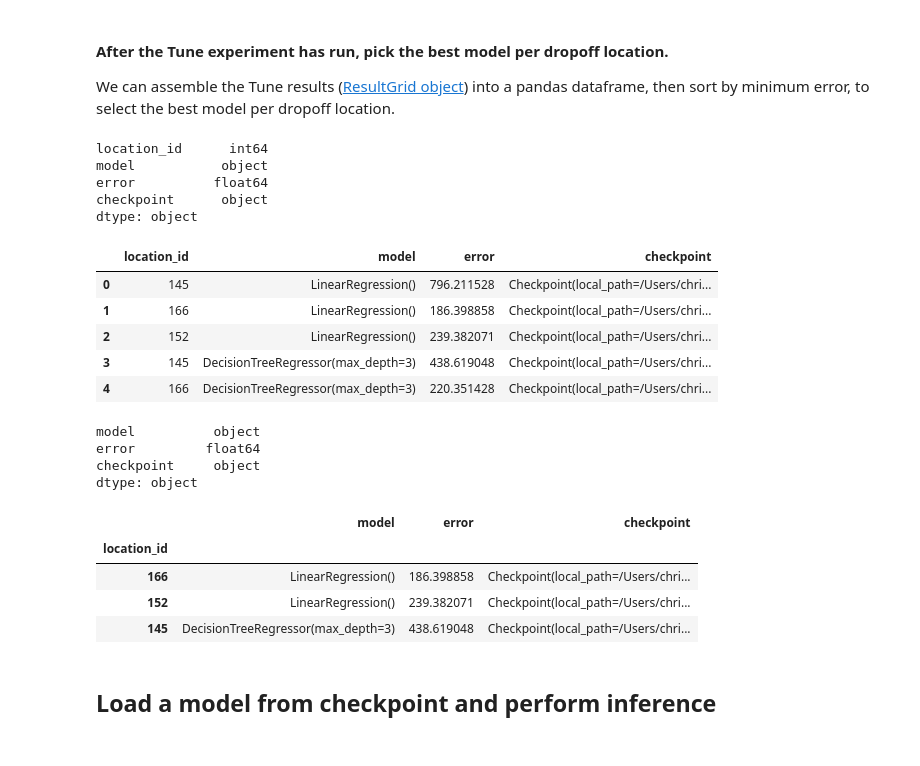
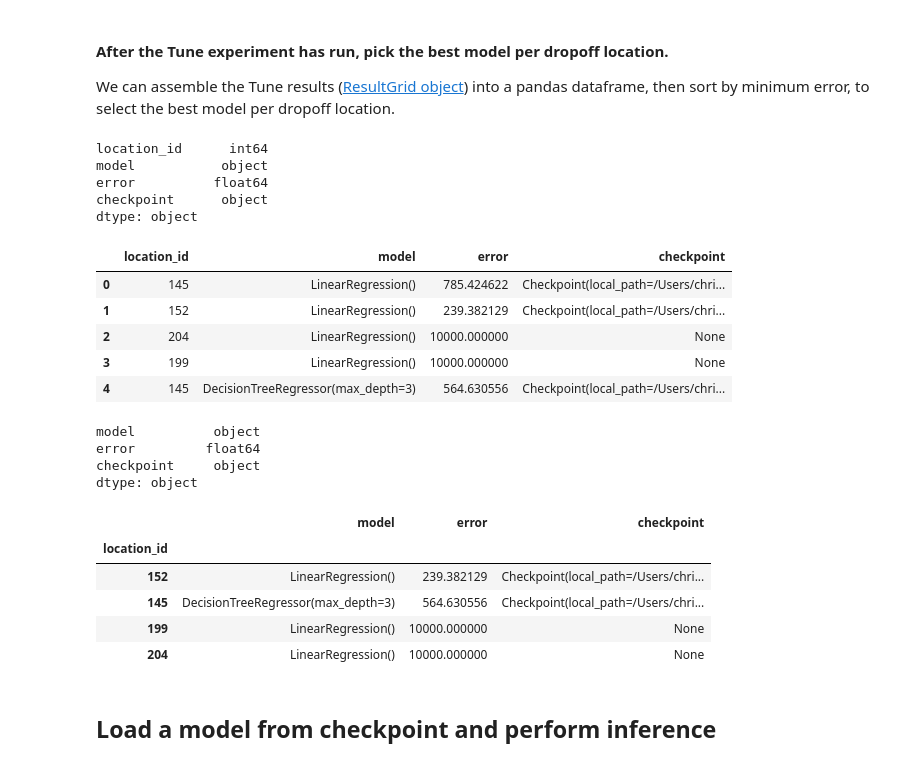
Before and after one commit to christy/AnyscaleDemos, a Jupyter notebook: ray_air_demos/ray_air/batch_tuning.ipynb, the cells around one changed output. Drawn from its saved outputs; the diff is of its cells as text; code cells hidden in the pictures.

Commit message:
Example batch tuning with AIR Tune

```diff
--- a/ray_air_demos/ray_air/batch_tuning.ipynb
+++ b/ray_air_demos/ray_air/batch_tuning.ipynb
@@ -96,7 +96,7 @@ sklearn: 1.1.2
 # %%
 # For benchmarking purposes, we can print the times of various operations.
 # In order to reduce clutter in the output, this is set to False by default.
-PRINT_TIMES = False
+PRINT_TIMES = True
 
 def print_time(msg: str):
     if PRINT_TIMES:
@@ -128,10 +128,13 @@ all_location_ids = (
     .unique()
     .to_pylist()
 )
+# drop [264, 265]
+all_location_ids.remove(264)
+all_location_ids.remove(265)
 
 # Use smoke testing or not.
 starting_idx = -1 if SMOKE_TEST else 0
-sample_locations = [145, 166, 152] if SMOKE_TEST else all_location_ids
+sample_locations = [145, 152, 204, 199] if SMOKE_TEST else all_location_ids
 
 # Display what data will be used.
 s3_files = s3_files[starting_idx:]
@@ -215,7 +218,7 @@ Common search algorithms include grid search, random search, Bayesian search, Hy
 Ray Tune partitions the Search space using the specified Search algorithm and takes care of running a Tune job on each partition in parallel.  Specifically, Ray Tune will pass a config dictionary to each partition and make a Trainable function call.
 # %%
 # 1. Define a search space.
-sample_locations = [145, 166, 152] if SMOKE_TEST else all_location_ids
+sample_locations = [145, 152, 204, 199] if SMOKE_TEST else all_location_ids
 search_space = {
     "model": tune.grid_search([LinearRegression(fit_intercept=True),
                                 DecisionTreeRegressor(max_depth=3)]),
@@ -247,6 +250,11 @@ def train_model(config: dict):
     df_list = [read_data(f, the_location) for f in s3_files]
     df_raw = pd.concat(df_list, ignore_index=True)
     df = transform_df(df_raw)
+
+    # We need at least 4 rows to create a train / test split.
+    if len(df) < 4:
+        print_time(f"Data batch for LocID {location_id} is empty or smaller than 4 rows")
+        return None
 
     # Train/valid split.
     train_df, valid_df = train_test_split(df, test_size=0.2, shuffle=True)
@@ -357,40 +417,40 @@ Trial train_model_56a1a_00005 completed. Last result: error=1508.175,should_chec
 
 We can assemble the Tune results ([ResultGrid object](https://docs.ray.io/en/master/tune/examples/tune_analyze_results.html)) into a pandas dataframe, then sort by minimum error, to select the best model per dropoff location.
 # %%
-# get a list of errors
+# get a list of training losses errors
 errors = []
-[errors.append(i.metrics['error']) for i in results]
+[errors.append(i.metrics.get('error',10000.0)) for i in results]
 
 # get a list of checkpoints
 checkpoints = []
 [checkpoints.append(i.checkpoint) for i in results]
 
 # get a list of locations
 locations = []
-[locations.append(i.to_dict()['location_id']) for i in checkpoints]
+[locations.append(i.config['location']) for i in results]
 
 # get a list of models
 models = []
-[models.append(i.to_dict()['model']) for i in checkpoints]
+[models.append(i.config['model']) for i in results]
 
 # Assemble a pandas dataframe from Tune results
 results_df = pd.DataFrame(zip(locations, models, errors,checkpoints),
                           columns = ['location_id', 'model', 'error', 'checkpoint']
                          )
 print(results_df.dtypes)
 results_df.head()
 # %% [output]
 location_id      int64
 model           object
 error          float64
 checkpoint      object
 dtype: object
 |  | location_id | model | error | checkpoint |
-| 0 | 145 | LinearRegression() | 796.211528 | Checkpoint(local_path=/Users/chri... |
-| 1 | 166 | LinearRegression() | 186.398858 | Checkpoint(local_path=/Users/chri... |
-| 2 | 152 | LinearRegression() | 239.382071 | Checkpoint(local_path=/Users/chri... |
-| 3 | 145 | DecisionTreeRegressor(max_depth=3) | 438.619048 | Checkpoint(local_path=/Users/chri... |
-| 4 | 166 | DecisionTreeRegressor(max_depth=3) | 220.351428 | Checkpoint(local_path=/Users/chri... |
+| 0 | 145 | LinearRegression() | 785.424622 | Checkpoint(local_path=/Users/chri... |
+| 1 | 152 | LinearRegression() | 239.382129 | Checkpoint(local_path=/Users/chri... |
+| 2 | 204 | LinearRegression() | 10000.000000 | None |
+| 3 | 199 | LinearRegression() | 10000.000000 | None |
+| 4 | 145 | DecisionTreeRegressor(max_depth=3) | 564.630556 | Checkpoint(local_path=/Users/chri... |
 # %%
 # Keep only 1 model per location_id with minimum error
 final_df = results_df.loc[results_df.groupby('location_id')['error'].idxmin()].copy()
@@ -405,9 +465,10 @@ checkpoint     object
 dtype: object
 |  | model | error | checkpoint |
 | location_id |  |  |  |
-| 166 | LinearRegression() | 186.398858 | Checkpoint(local_path=/Users/chri... |
-| 152 | LinearRegression() | 239.382071 | Checkpoint(local_path=/Users/chri... |
-| 145 | DecisionTreeRegressor(max_depth=3) | 438.619048 | Checkpoint(local_path=/Users/chri... |
+| 152 | LinearRegression() | 239.382129 | Checkpoint(local_path=/Users/chri... |
+| 145 | DecisionTreeRegressor(max_depth=3) | 564.630556 | Checkpoint(local_path=/Users/chri... |
+| 199 | LinearRegression() | 10000.000000 | None |
+| 204 | LinearRegression() | 10000.000000 | None |
 # %% [markdown]
 ## Load a model from checkpoint and perform inference  <a class="anchor" id="load_checkpoint"></a>
 # %% [markdown]
```
Also changed, not shown: parts of 8 cells of this notebook.
